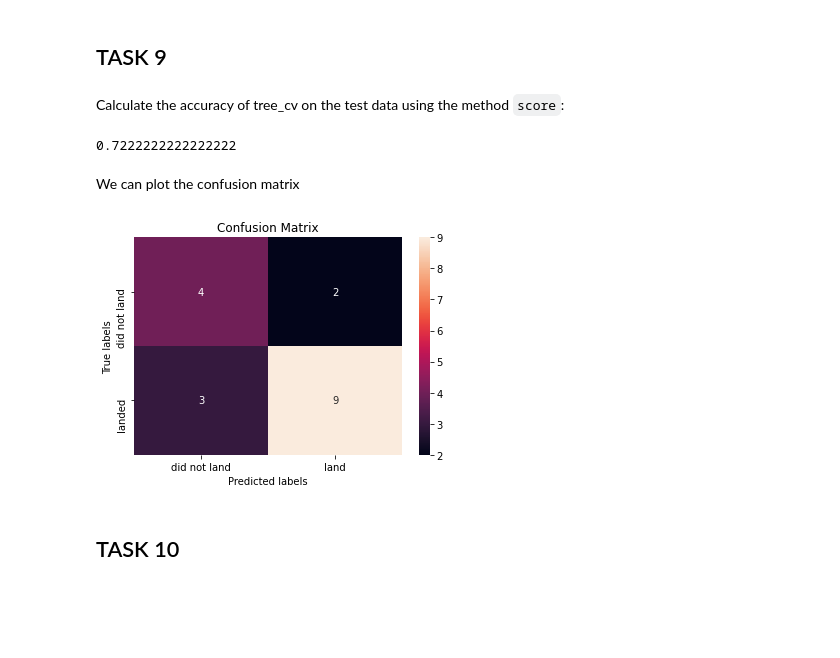
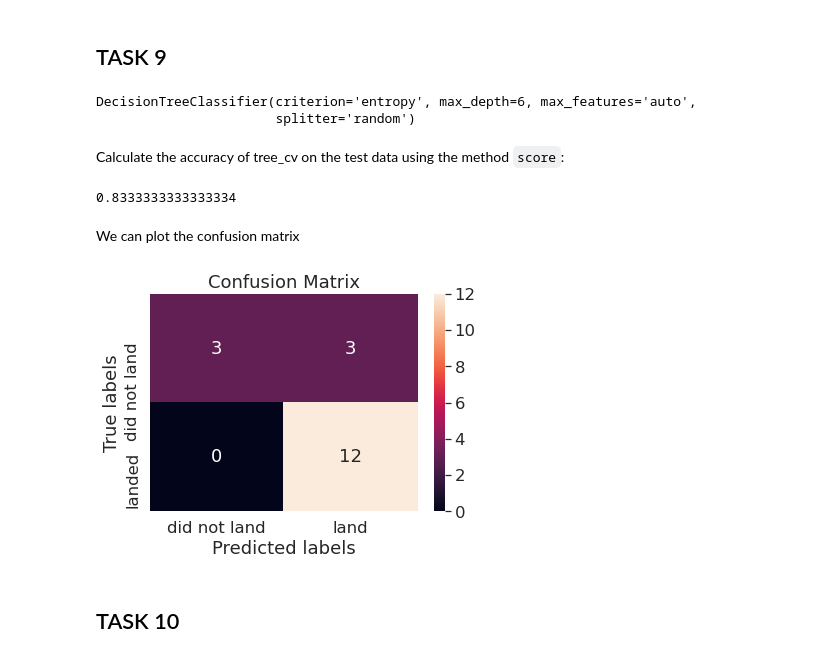
Before and after one commit to tpilkington/DSCapstoneProject, a Jupyter notebook: Capstone - 08 - Machine Learning.ipynb, the cells around one changed output. Cells and saved outputs as stored; diff of their text form; code cells hidden in the pictures; blank space fills up the shorter version.

```diff
--- a/Capstone - 08 - Machine Learning.ipynb
+++ b/Capstone - 08 - Machine Learning.ipynb
@@ -162,3 +163,7 @@ tuned hpyerparameters :(best parameters)  {'C': 0.01, 'penalty': 'l2', 'solver':
 accuracy : 0.8464285714285713
 # %% [markdown]
 ## TASK  5
+# %%
+logreg_cv_final = LogisticRegression()
+logreg_cv_final.set_params(**logreg_cv.best_params_)
+logreg_cv_final.fit(X_train, Y_train)
@@ -204,3 +213,7 @@ tuned hpyerparameters :(best parameters)  {'C': 1.0, 'gamma': 0.0316227766016837
 accuracy : 0.8482142857142856
 # %% [markdown]
 ## TASK  7
+# %%
+svm_cv_final = SVC()
+svm_cv_final.set_params(**svm_cv.best_params_)
+svm_cv_final.fit(X_train, Y_train)
@@ -250,18 +267,33 @@ accuracy : 0.8892857142857142
 # %% [markdown]
 ## TASK  9
+# %%
+tree_bp = tree_cv.best_params_
+tree_cv_final = DecisionTreeClassifier(criterion=tree_bp['criterion'],
+                                       max_depth=tree_bp['max_depth'],
+                                       max_features=tree_bp['max_features'],
+                                       min_samples_leaf=tree_bp['min_samples_leaf'],
+                                       min_samples_split=tree_bp['min_samples_split'],
+                                       splitter=tree_bp['splitter']
+                                      )
+tree_cv_final.fit(X_train, Y_train)
+# %% [output]
+DecisionTreeClassifier(criterion='entropy', max_depth=6, max_features='auto',
+                       splitter='random')
 # %% [markdown]
 Calculate the accuracy of tree_cv on the test data using the method <code>score</code>:
-# %%
-tree_cv.score(X_test, Y_test)
-# %% [output]
-0.7222222222222222
+# %%
+tree_train_score = tree_cv_final.score(X_train, Y_train)
+tree_test_score = tree_cv_final.score(X_test, Y_test)
+tree_test_score
+# %% [output]
+0.8333333333333334
 # %% [markdown]
 We can plot the confusion matrix
 # %%
-yhat = tree_cv.predict(X_test)
+yhat = tree_cv_final.predict(X_test)
 plot_confusion_matrix(Y_test,yhat)
 # %% [output]
-[figure, old version]
+[figure, new version]
 # %% [markdown]
 ## TASK  10
 # %% [markdown]
```
Also changed, not shown: parts of 15 cells of this notebook.
